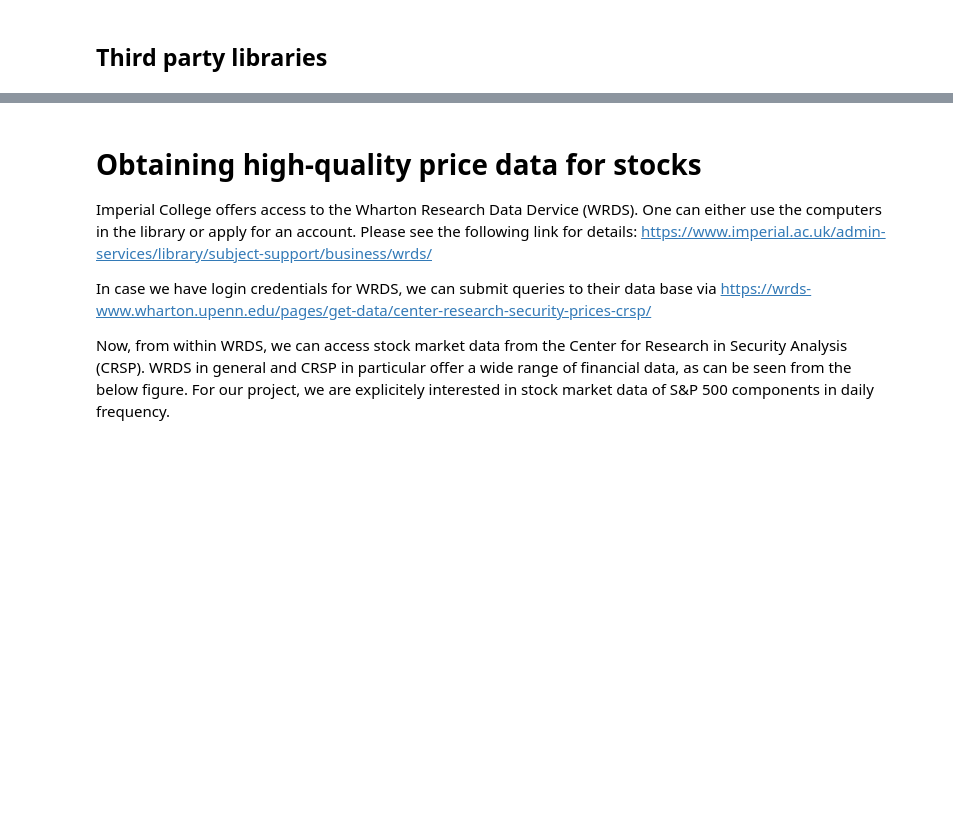
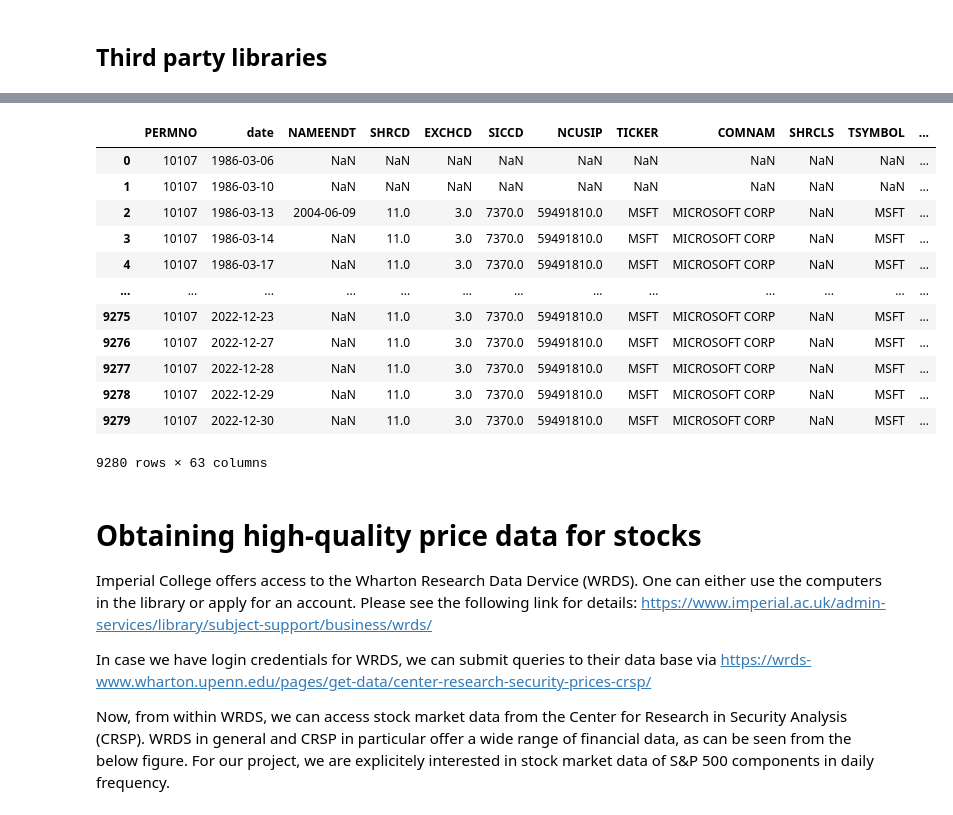
Before and after one commit to ImperialCollegeLondon/ReCoDE-DecodingMarketSignals, a Jupyter notebook: notebooks/ReCoDe_DecodingMarketSignals.ipynb, the cells around one changed output, grey strips where cells are left out. Saved outputs shown, nothing was run; the diff lists cells and outputs as text; code cells hidden in the pictures; blank space fills up the shorter version.

```diff
--- a/notebooks/ReCoDe_DecodingMarketSignals.ipynb
+++ b/notebooks/ReCoDe_DecodingMarketSignals.ipynb
@@ -28,3 +73,19 @@ pd.set_option('display.max_columns', None)
+# %%
+pd.read_csv('./../data/MSFT.csv')
+# %% [output]
+|  | PERMNO | date | NAMEENDT | SHRCD | EXCHCD | SICCD | NCUSIP | TICKER | COMNAM | SHRCLS | TSYMBOL | ... |
+| 0 | 10107 | 1986-03-06 | NaN | NaN | NaN | NaN | NaN | NaN | NaN | NaN | NaN | ... |
+| 1 | 10107 | 1986-03-10 | NaN | NaN | NaN | NaN | NaN | NaN | NaN | NaN | NaN | ... |
+| 2 | 10107 | 1986-03-13 | 2004-06-09 | 11.0 | 3.0 | 7370.0 | 59491810.0 | MSFT | MICROSOFT CORP | NaN | MSFT | ... |
+| 3 | 10107 | 1986-03-14 | NaN | 11.0 | 3.0 | 7370.0 | 59491810.0 | MSFT | MICROSOFT CORP | NaN | MSFT | ... |
+| 4 | 10107 | 1986-03-17 | NaN | 11.0 | 3.0 | 7370.0 | 59491810.0 | MSFT | MICROSOFT CORP | NaN | MSFT | ... |
+| ... | ... | ... | ... | ... | ... | ... | ... | ... | ... | ... | ... | ... |
+| 9275 | 10107 | 2022-12-23 | NaN | 11.0 | 3.0 | 7370.0 | 59491810.0 | MSFT | MICROSOFT CORP | NaN | MSFT | ... |
+| 9276 | 10107 | 2022-12-27 | NaN | 11.0 | 3.0 | 7370.0 | 59491810.0 | MSFT | MICROSOFT CORP | NaN | MSFT | ... |
+| 9277 | 10107 | 2022-12-28 | NaN | 11.0 | 3.0 | 7370.0 | 59491810.0 | MSFT | MICROSOFT CORP | NaN | MSFT | ... |
+| 9278 | 10107 | 2022-12-29 | NaN | 11.0 | 3.0 | 7370.0 | 59491810.0 | MSFT | MICROSOFT CORP | NaN | MSFT | ... |
+| 9279 | 10107 | 2022-12-30 | NaN | 11.0 | 3.0 | 7370.0 | 59491810.0 | MSFT | MICROSOFT CORP | NaN | MSFT | ... |
+9280 rows × 63 columns
 # %% [markdown]
 # Obtaining high-quality price data for stocks
 
```
Also changed, not shown: parts of 28 cells of this notebook.
